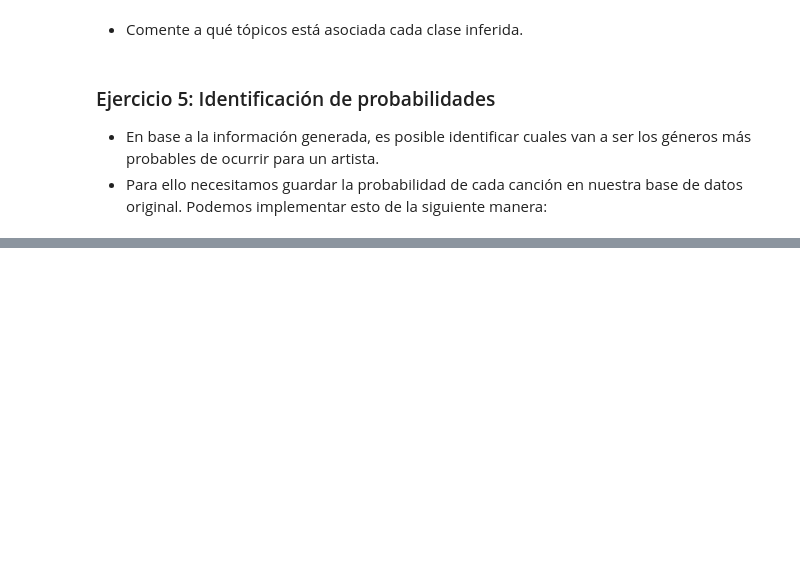
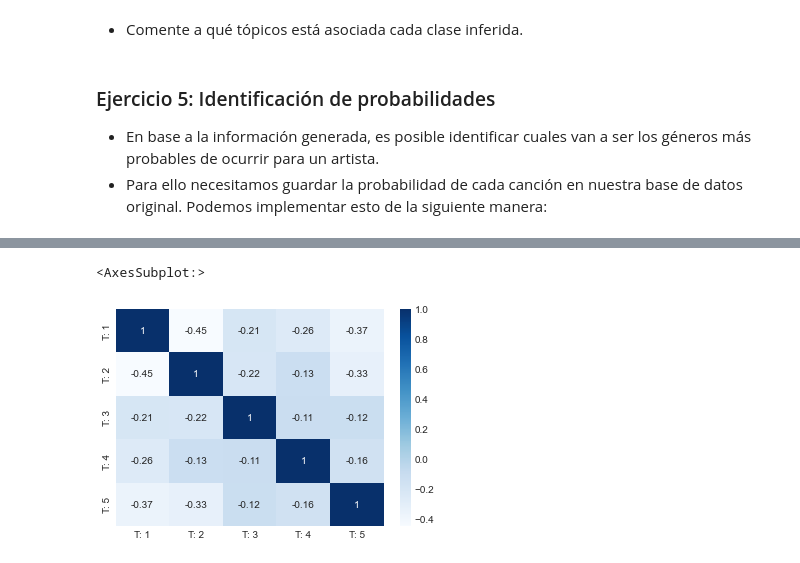
Before and after one commit to Denniels/Machine_Learning, a Jupyter notebook: SVM/Desafío_Inferencia_de_tópicos_con_EM.ipynb, the cells around one changed output, grey strips where cells are left out. Saved outputs shown, nothing was run; the diff lists cells and outputs as text; code cells hidden in the pictures; blank space fills up the shorter version.

```diff
--- a/SVM/Desafío_Inferencia_de_tópicos_con_EM.ipynb
+++ b/SVM/Desafío_Inferencia_de_tópicos_con_EM.ipynb
@@ -282,0 +304,3 @@ concatenated_df.tail()
+# %%
+df_corr = concatenated_df.loc[:, 'T: 1': 'T: 5']
+df_corr.head()
@@ -282,0 +314,5 @@ concatenated_df.tail()
+# %%
+sns.heatmap(df_corr.corr(), annot=True, cmap='Blues')
+# %% [output]
+<AxesSubplot:>
+[figure, added]
```
Also changed, not shown: parts of 26 cells of this notebook.
